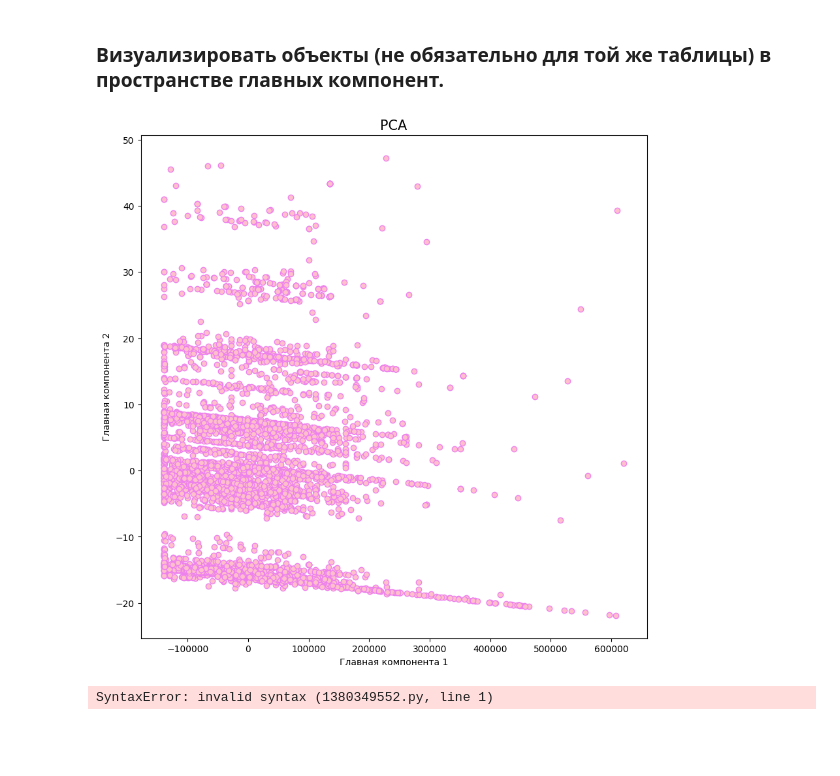
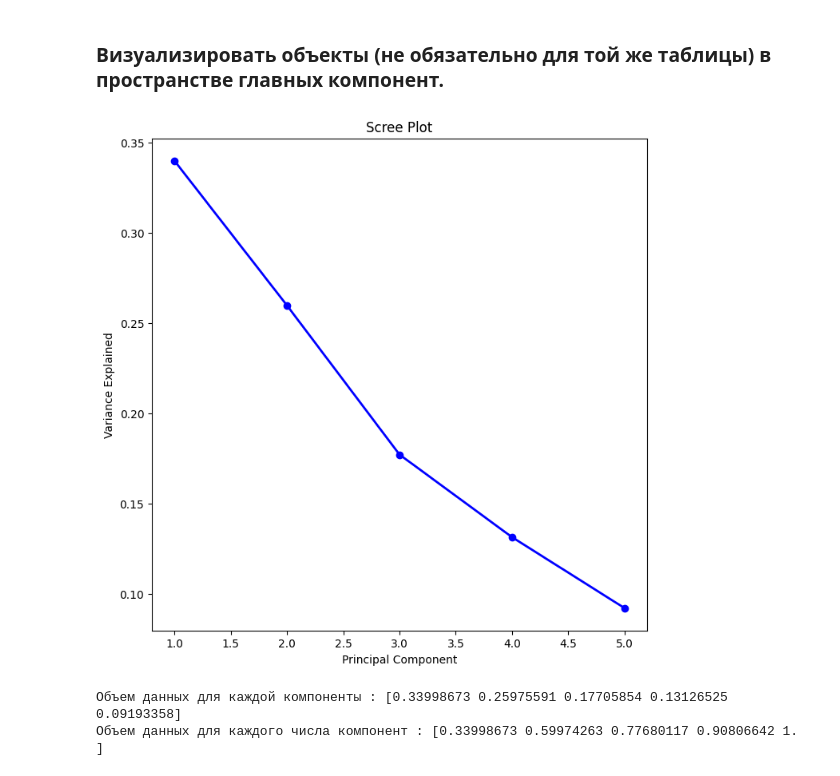
Before and after one commit to PiroJOJO/Statistical_decision_theory, a Jupyter notebook: Lab_4/LAb_4.ipynb, the cells around one changed output. Saved outputs shown, nothing was run; the diff lists cells and outputs as text; code cells hidden in the pictures; blank space fills up the shorter version.

```diff
--- a/Lab_4/LAb_4.ipynb
+++ b/Lab_4/LAb_4.ipynb
@@ -245,19 +250,3 @@ Test MSE GB  59547804.96686352
 # Задание №4
 # %% [markdown]
 ### Визуализировать объекты (не обязательно для той же таблицы) в пространстве главных компонент.
-# %%
-pca = PCA(2).fit_transform(df_numbers_train.drop(['Price'], axis = 1))
-
-plt.figure(figsize = (10, 10))
-plt.scatter(pca[:, 0], pca[:, 1], color = 'pink', edgecolors = 'violet')
-
-plt.title('PCA', fontsize = 15)
-plt.xlabel('Главная компонента 1')
-plt.ylabel('Главная компонента 2')
-plt.show()
-# %% [output]
-[figure, removed]
-# %%
-screrplot пару элементов визуализировать в пространстве точек объектов и пространтсве векторо признаков
-# %% [output]
-SyntaxError: invalid syntax (1380349552.py, line 1)
@@ -265,0 +253,24 @@ SyntaxError: invalid syntax (1380349552.py, line 1)
+# %%
+x_train  = df_numbers_train.drop(['Price'], axis = 1)
+scaler = StandardScaler()
+scaled_df = x_train.copy()
+scaled_df = pd.DataFrame(scaler.fit_transform(scaled_df), columns = scaled_df.columns)
+# %%
+pca = PCA()
+pca_fit = pca.fit(scaled_df)
+# %%
+PC_values = np.arange(pca.n_components_) + 1
+plt.figure(figsize=(8,8))
+plt.plot(PC_values, pca.explained_variance_ratio_, 'o-', linewidth=2, color='blue')
+plt.title('Scree Plot')
+plt.xlabel('Principal Component')
+plt.ylabel('Variance Explained')
+plt.show()
+# %% [output]
+[figure, added]
+# %%
+print("Объем данных для каждой компоненты :", pca.explained_variance_ratio_)
+print("Объем данных для каждого числа компонент :", np.cumsum(pca.explained_variance_ratio_))
+# %% [output]
+Объем данных для каждой компоненты : [0.33998673 0.25975591 0.17705854 0.13126525 0.09193358]
+Объем данных для каждого числа компонент : [0.33998673 0.59974263 0.77680117 0.90806642 1.        ]
```
Also changed, not shown: parts of 16 cells of this notebook.
